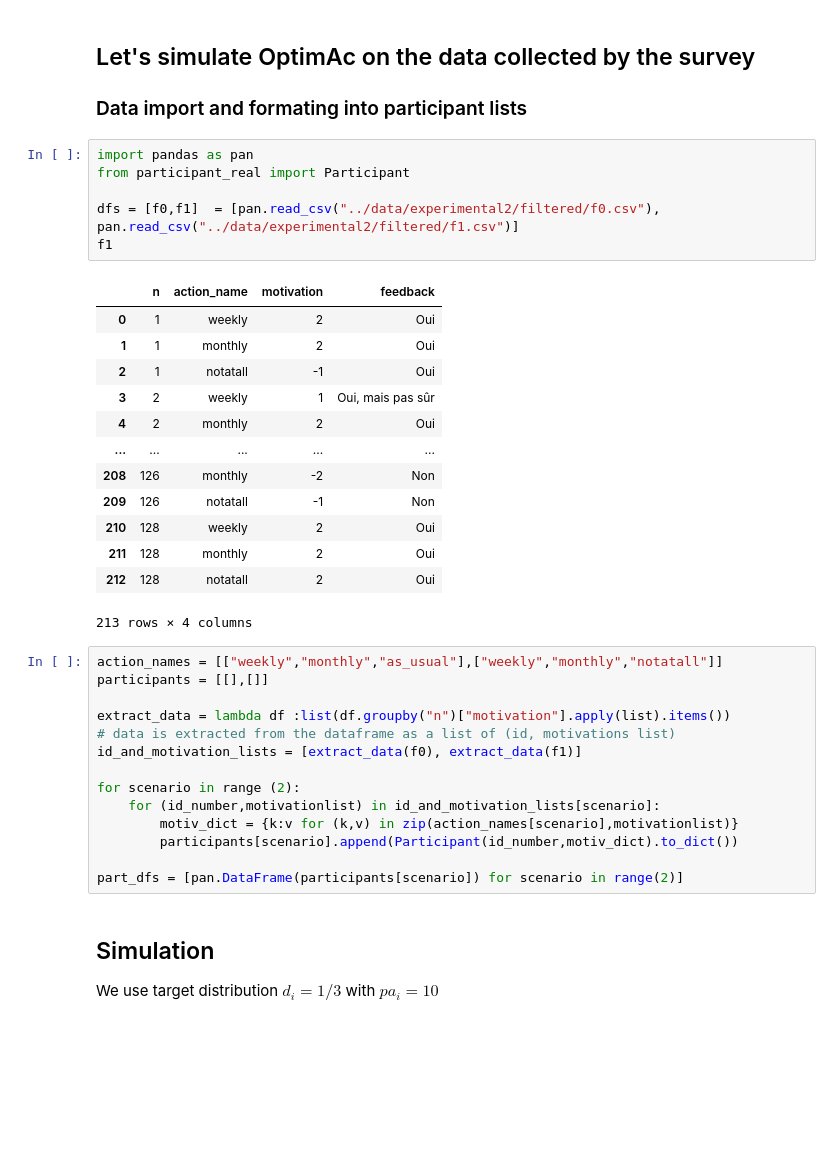
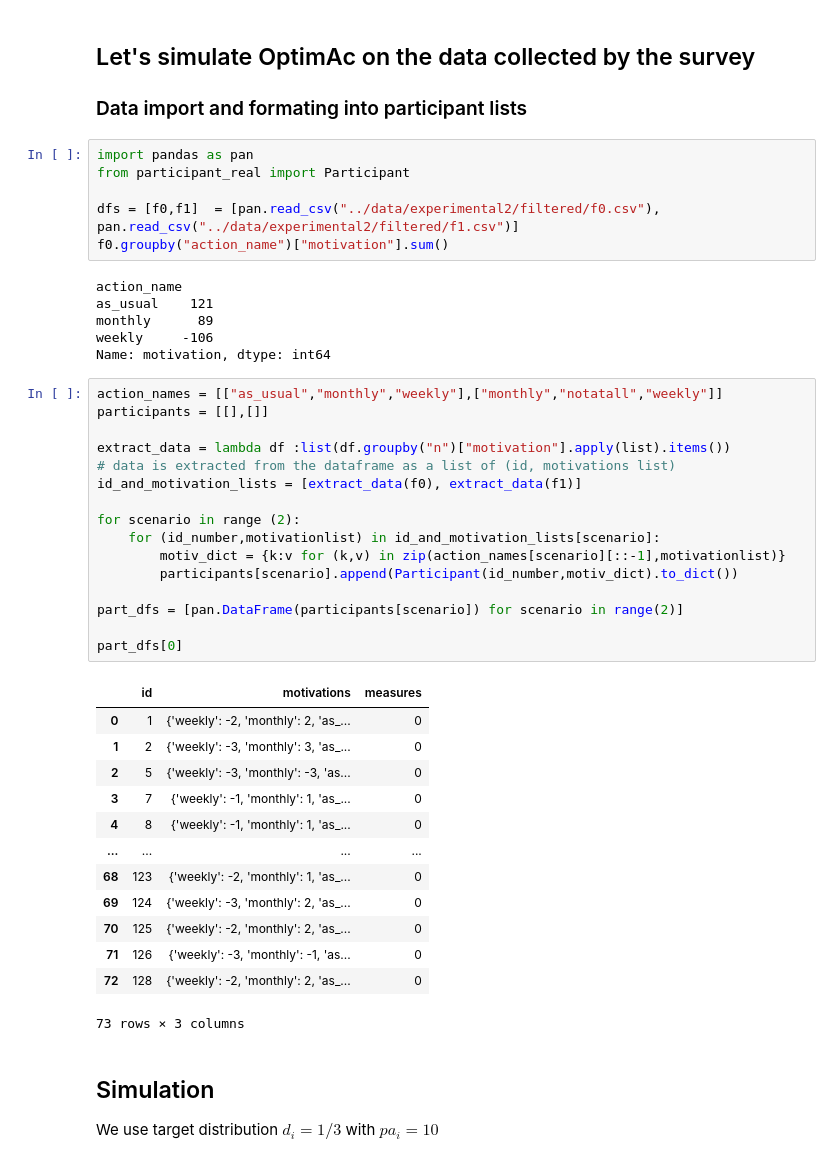
Before and after one commit to novincent/OptimacForm, a Jupyter notebook: simulation/simulationfile.ipynb, the cells around one changed output. Drawn from its saved outputs; the diff is of its cells as text; blank space fills up the shorter version.

```diff
--- a/simulation/simulationfile.ipynb
+++ b/simulation/simulationfile.ipynb
@@ -7,35 +7,43 @@ import pandas as pan
 from participant_real import Participant
 
 dfs = [f0,f1]  = [pan.read_csv("../data/experimental2/filtered/f0.csv"), pan.read_csv("../data/experimental2/filtered/f1.csv")]
-f1
+f0.groupby("action_name")["motivation"].sum()
 # %% [output]
-|  | n | action_name | motivation | feedback |
-| 0 | 1 | weekly | 2 | Oui |
-| 1 | 1 | monthly | 2 | Oui |
-| 2 | 1 | notatall | -1 | Oui |
-| 3 | 2 | weekly | 1 | Oui, mais pas sûr |
-| 4 | 2 | monthly | 2 | Oui |
-| ... | ... | ... | ... | ... |
-| 208 | 126 | monthly | -2 | Non |
-| 209 | 126 | notatall | -1 | Non |
-| 210 | 128 | weekly | 2 | Oui |
-| 211 | 128 | monthly | 2 | Oui |
-| 212 | 128 | notatall | 2 | Oui |
-213 rows × 4 columns
+action_name
+as_usual    121
+monthly      89
+weekly     -106
+Name: motivation, dtype: int64
 # %%
-action_names = [["weekly","monthly","as_usual"],["weekly","monthly","notatall"]]
+action_names = [["as_usual","monthly","weekly"],["monthly","notatall","weekly"]]
 participants = [[],[]]
 
 extract_data = lambda df :list(df.groupby("n")["motivation"].apply(list).items())
 # data is extracted from the dataframe as a list of (id, motivations list)
 id_and_motivation_lists = [extract_data(f0), extract_data(f1)]
 
 for scenario in range (2):
     for (id_number,motivationlist) in id_and_motivation_lists[scenario]:
-        motiv_dict = {k:v for (k,v) in zip(action_names[scenario],motivationlist)}
+        motiv_dict = {k:v for (k,v) in zip(action_names[scenario][::-1],motivationlist)}
         participants[scenario].append(Participant(id_number,motiv_dict).to_dict())
 
 part_dfs = [pan.DataFrame(participants[scenario]) for scenario in range(2)]
+
+part_dfs[0]
+# %% [output]
+|  | id | motivations | measures |
+| 0 | 1 | {'weekly': -2, 'monthly': 2, 'as_... | 0 |
+| 1 | 2 | {'weekly': -3, 'monthly': 3, 'as_... | 0 |
+| 2 | 5 | {'weekly': -3, 'monthly': -3, 'as... | 0 |
+| 3 | 7 | {'weekly': -1, 'monthly': 1, 'as_... | 0 |
+| 4 | 8 | {'weekly': -1, 'monthly': 1, 'as_... | 0 |
+| ... | ... | ... | ... |
+| 68 | 123 | {'weekly': -2, 'monthly': 1, 'as_... | 0 |
+| 69 | 124 | {'weekly': -3, 'monthly': 2, 'as_... | 0 |
+| 70 | 125 | {'weekly': -2, 'monthly': 2, 'as_... | 0 |
+| 71 | 126 | {'weekly': -3, 'monthly': -1, 'as... | 0 |
+| 72 | 128 | {'weekly': -2, 'monthly': 2, 'as_... | 0 |
+73 rows × 3 columns
 # %% [markdown]
 ## Simulation
 
```
Also changed, not shown: parts of 7 cells of this notebook, 1 other file.
